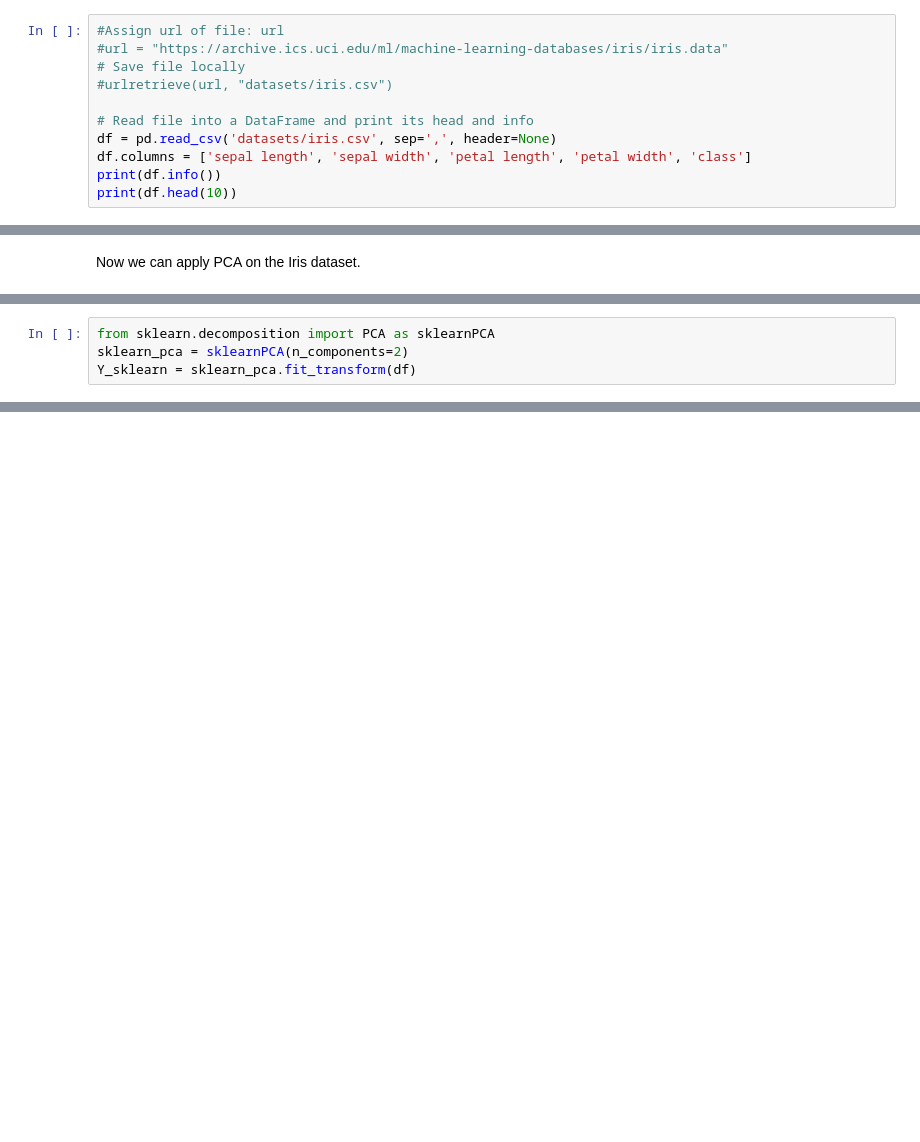
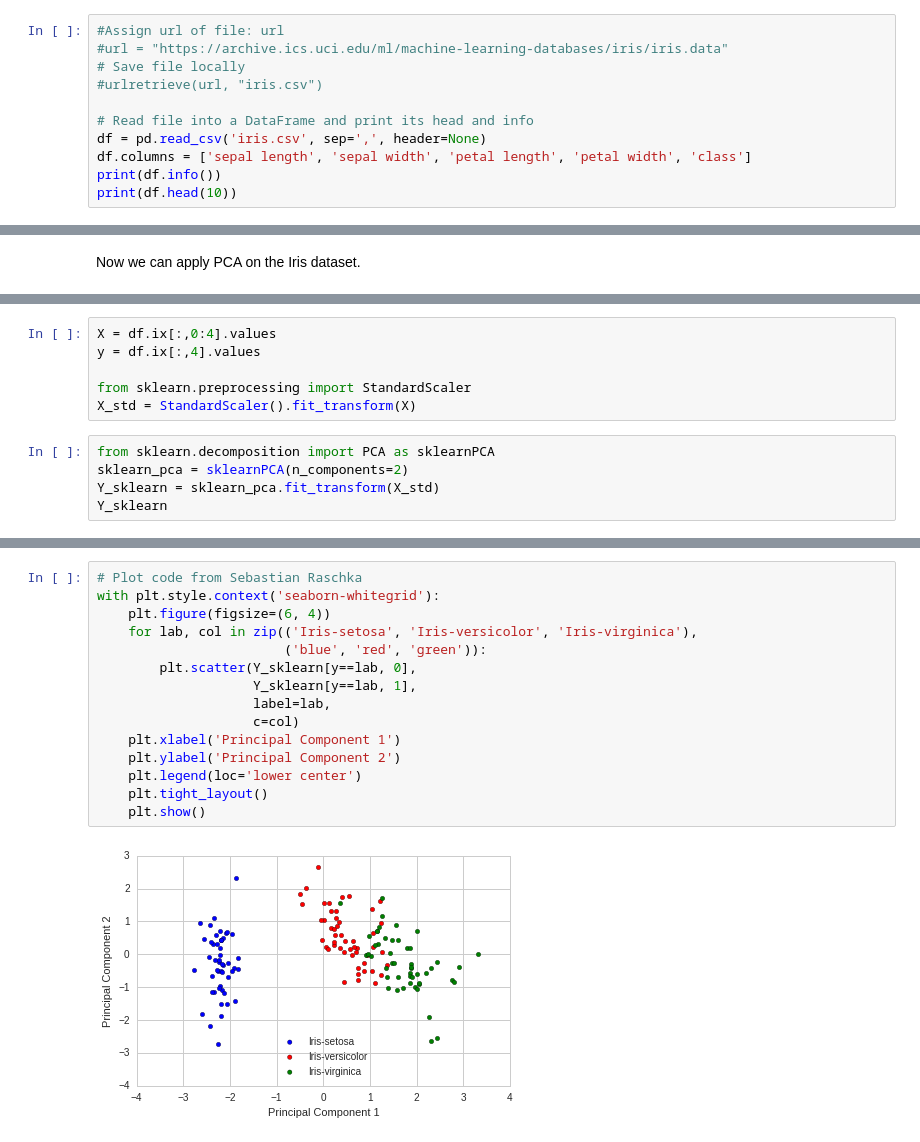
Before and after one commit to StatsRhian/data_science_learning_club, a Jupyter notebook: Activity00/Iris.ipynb, the cells around one changed output, grey strips where cells are left out. Drawn from its saved outputs; the diff is of its cells as text; blank space fills up the shorter version.

```diff
--- a/Activity00/Iris.ipynb
+++ b/Activity00/Iris.ipynb
@@ -21,10 +21,10 @@ import seaborn as sns
 #Assign url of file: url
 #url = "https://archive.ics.uci.edu/ml/machine-learning-databases/iris/iris.data"
 # Save file locally
-#urlretrieve(url, "datasets/iris.csv")
+#urlretrieve(url, "iris.csv")
 
 # Read file into a DataFrame and print its head and info
-df = pd.read_csv('datasets/iris.csv', sep=',', header=None)
+df = pd.read_csv('iris.csv', sep=',', header=None)
 df.columns = ['sepal length', 'sepal width', 'petal length', 'petal width', 'class']
 print(df.info())
 print(df.head(10))
@@ -57,4 +78,11 @@ Now we can apply PCA on the Iris dataset.
+# %%
+X = df.ix[:,0:4].values
+y = df.ix[:,4].values
+
+from sklearn.preprocessing import StandardScaler
+X_std = StandardScaler().fit_transform(X)
 # %%
 from sklearn.decomposition import PCA as sklearnPCA
 sklearn_pca = sklearnPCA(n_components=2)
-Y_sklearn = sklearn_pca.fit_transform(df)
+Y_sklearn = sklearn_pca.fit_transform(X_std)
+Y_sklearn
@@ -60,0 +107,17 @@ Y_sklearn = sklearn_pca.fit_transform(df)
+# %%
+# Plot code from Sebastian Raschka
+with plt.style.context('seaborn-whitegrid'):
+    plt.figure(figsize=(6, 4))
+    for lab, col in zip(('Iris-setosa', 'Iris-versicolor', 'Iris-virginica'),
+                        ('blue', 'red', 'green')):
+        plt.scatter(Y_sklearn[y==lab, 0],
+                    Y_sklearn[y==lab, 1],
+                    label=lab,
+                    c=col)
+    plt.xlabel('Principal Component 1')
+    plt.ylabel('Principal Component 2')
+    plt.legend(loc='lower center')
+    plt.tight_layout()
+    plt.show()
+# %% [output]
+[figure, added]
```
Also changed, not shown: parts of 8 cells of this notebook.
